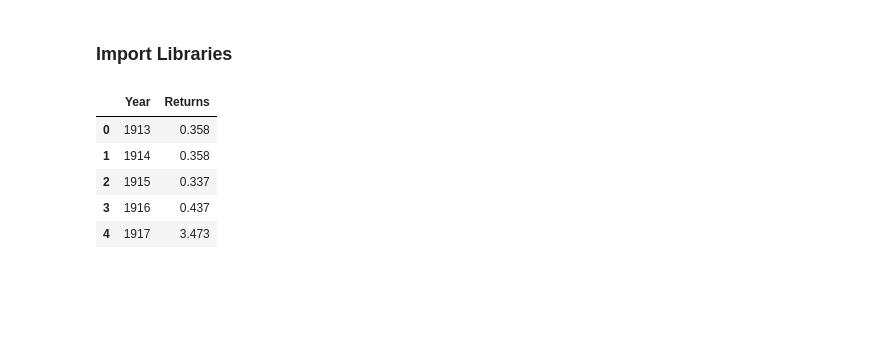
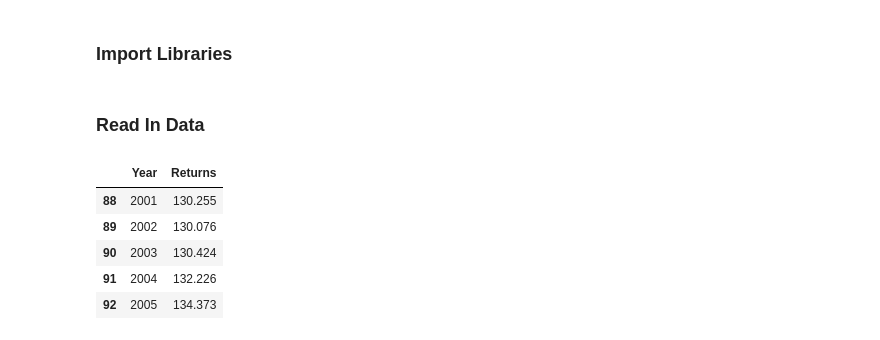
Before and after one commit to pharringtonp19/presidential-policies, a Jupyter notebook: notebooks/tax_returns.ipynb, the cells around one changed output. Drawn from its saved outputs; the diff is of its cells as text; code cells hidden in the pictures; blank space fills up the shorter version.

```diff
--- a/notebooks/tax_returns.ipynb
+++ b/notebooks/tax_returns.ipynb
@@ -32,17 +45,19 @@ rcParams['image.cmap'] = 'viridis'
 rcParams['axes.grid'] = False
 %matplotlib inline
 %config InlineBackend.figure_format = 'svg'
+# %% [markdown]
+### **Read In Data**
 # %%
 df = pd.read_excel('./05in01aan.xls', skiprows=7)
 df = df.iloc[:-7]
 df = df.iloc[:, :2]
 df.columns = ['Year', 'Returns']
 df['Returns'] /= 1000
-df.head()
+df.tail()
 # %% [output]
 |  | Year | Returns |
-| 0 | 1913 | 0.358 |
-| 1 | 1914 | 0.358 |
-| 2 | 1915 | 0.337 |
-| 3 | 1916 | 0.437 |
-| 4 | 1917 | 3.473 |
+| 88 | 2001 | 130.255 |
+| 89 | 2002 | 130.076 |
+| 90 | 2003 | 130.424 |
+| 91 | 2004 | 132.226 |
+| 92 | 2005 | 134.373 |
```
Also changed, not shown: parts of 3 cells of this notebook.
